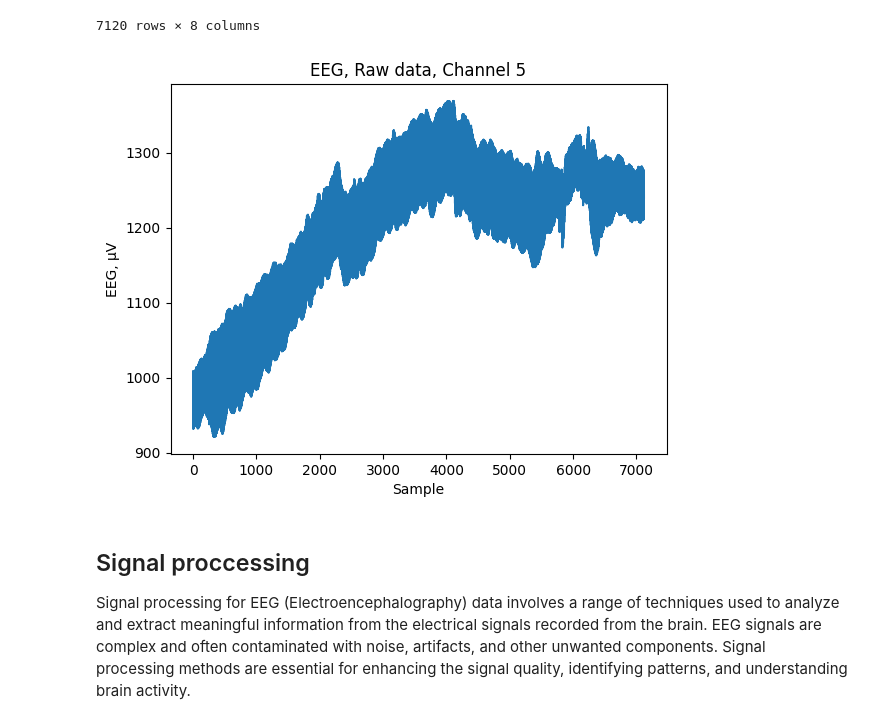
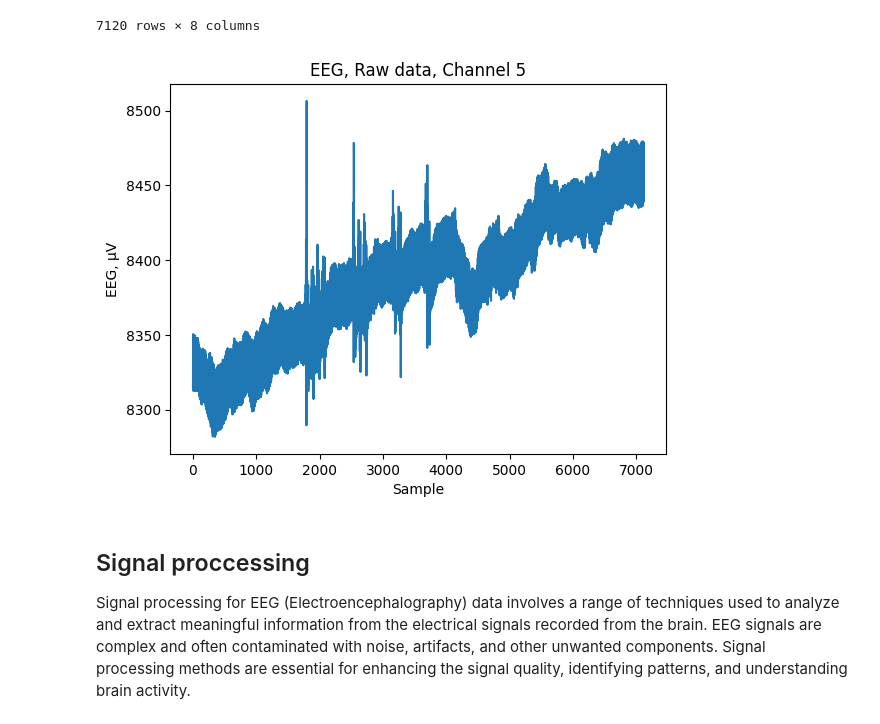
Before and after one commit to nargesyaghoubi/NeuroSignal, a Jupyter notebook: Band-pass-filter.ipynb, the cells around one changed output. Saved outputs shown, nothing was run; the diff lists cells and outputs as text; code cells hidden in the pictures.

Commit message:
plot channel-data-bp-filtered

```diff
--- a/Band-pass-filter.ipynb
+++ b/Band-pass-filter.ipynb
@@ -40,17 +40,17 @@ data
 # %%
 # select the data from the fifth channel
 channel = 0
-channel_data = data.iloc[:, 5]
+channel_data = data.iloc[:, 6]
 # convert from Digital Value of Analog Digital converter (ADC) ADS1299 to microvolts
 channel_data = round(1000000*4.5*(channel_data/16777215),2)
 # plot the EEG data
 plt.plot(channel_data)
 plt.title("EEG, Raw data, Channel " +str(channel + 5))
 plt.ylabel('EEG, µV')  # Data from ADS1299
 plt.xlabel('Sample')
 plt.show()
 # %% [output]
-[figure, old version]
+[figure, new version]
 # %% [markdown]
 ## Signal proccessing
 
```
Also changed, not shown: parts of 1 cell of this notebook.
